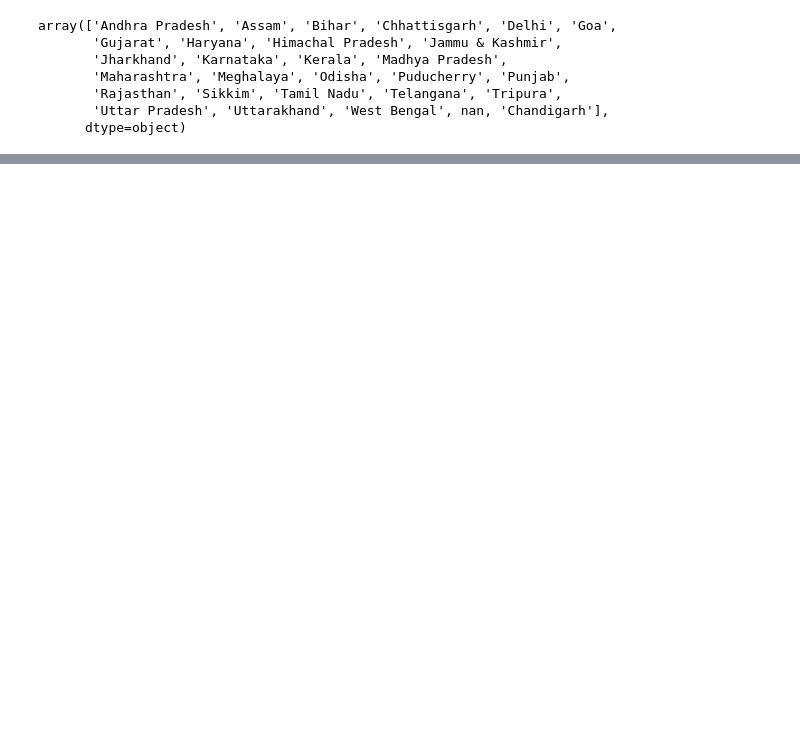
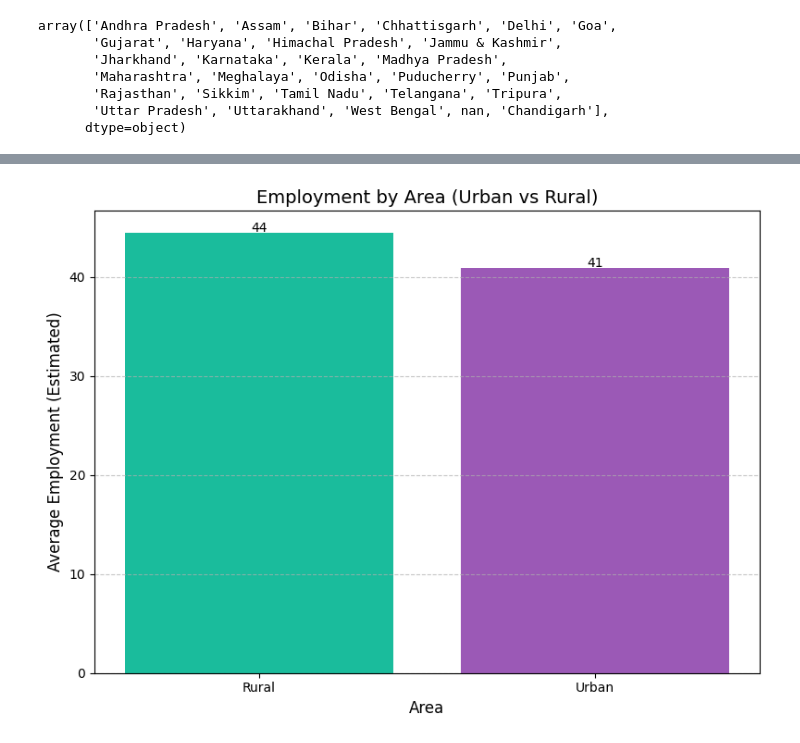
Before and after one commit to IMANETATA/CodeAlpha, a Jupyter notebook: Unemployment_Analysis.ipynb, the cells around one changed output, grey strips where cells are left out. Cells and saved outputs as stored; diff of their text form; code cells hidden in the pictures; blank space fills up the shorter version.

```diff
--- a/Unemployment_Analysis.ipynb
+++ b/Unemployment_Analysis.ipynb
@@ -66,0 +163,23 @@ dtype: int64
+# %%
+# Calculer le taux d'emploi moyen par zone
+area_employment = dataset.groupby('Area')['Estimated Labour Participation Rate (%)'].mean()
+
+# Tracer le graphique à barres
+plt.figure(figsize=(8, 6))
+plt.bar(area_employment.index, area_employment.values, color=['#1abc9c', '#9b59b6'])
+
+# Ajouter des labels et un titre
+plt.xlabel('Area', fontsize=12)
+plt.ylabel('Average Employment (Estimated)', fontsize=12)
+plt.title('Employment by Area (Urban vs Rural)', fontsize=14)
+plt.grid(axis='y', linestyle='--', alpha=0.7)
+
+# Ajouter des valeurs au-dessus des barres
+for i, value in enumerate(area_employment.values):
+    plt.text(i, value + 0.1, f'{value:,.0f}', ha='center', fontsize=10)
+
+# Afficher le graphique
+plt.tight_layout()
+plt.show()
+# %% [output]
+[figure, added]
```
Also changed, not shown: parts of 15 cells of this notebook, 1 other file.
